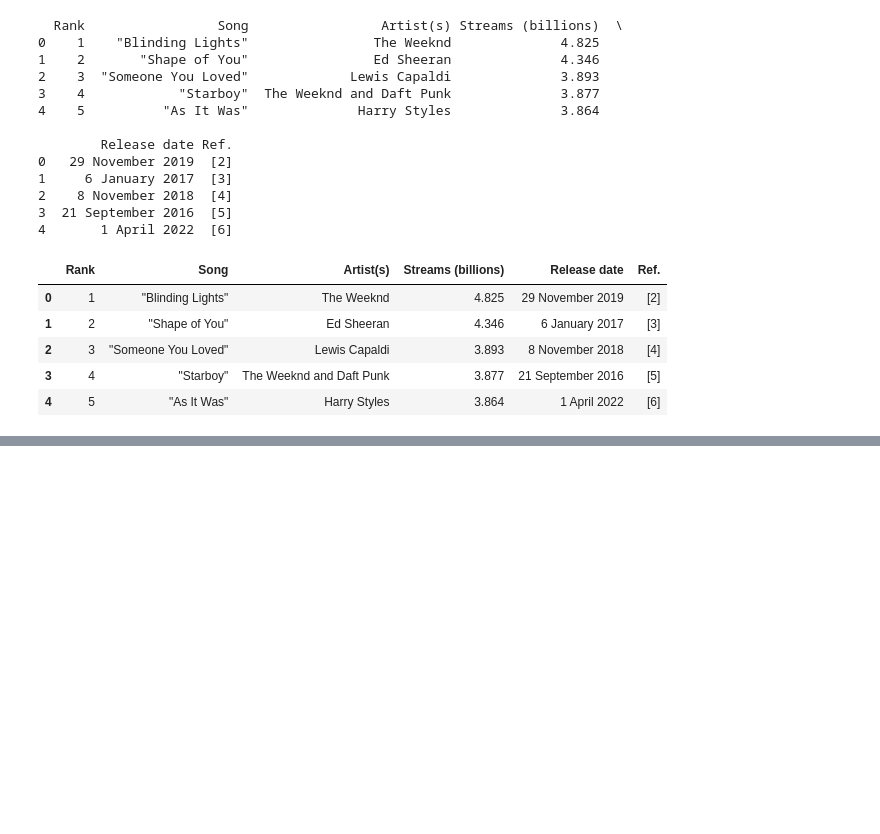
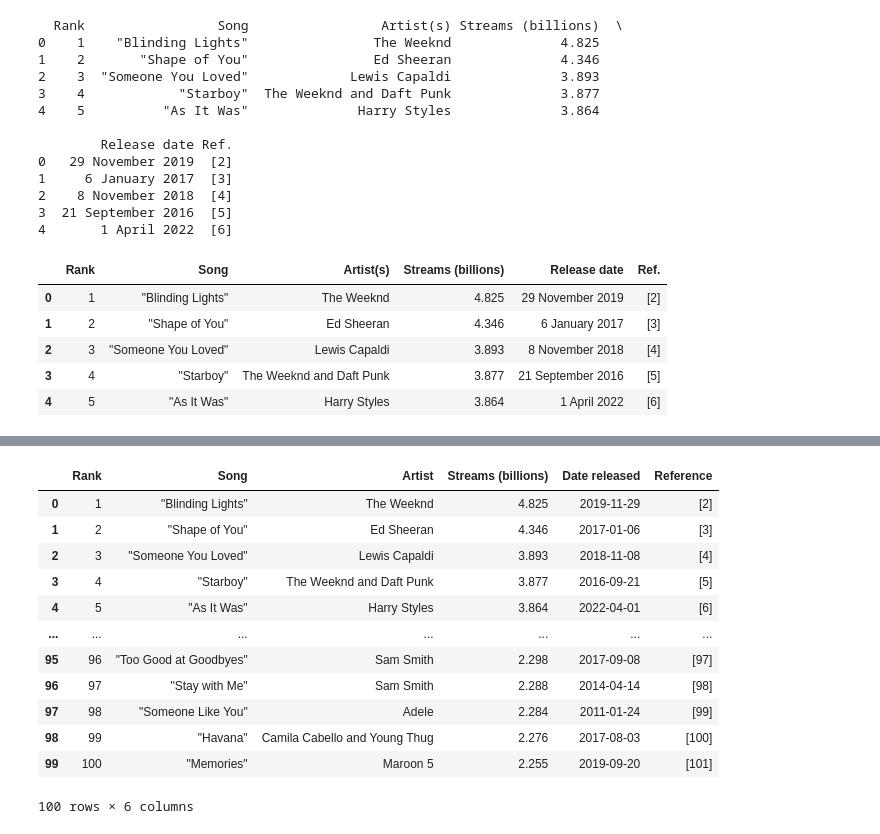
Before and after one commit to aristi95/web-scraping-project-tutorial, a Jupyter notebook: src/explore.es.ipynb, the cells around one changed output, grey strips where cells are left out. Drawn from its saved outputs; the diff is of its cells as text; code cells hidden in the pictures; blank space fills up the shorter version.

```diff
--- a/src/explore.es.ipynb
+++ b/src/explore.es.ipynb
@@ -75,0 +102,33 @@ df.head()
+# %%
+# Limpieza de datos
+
+# Renombramos columnas si es necesario
+df.columns = ["Rank", "Song", "Artist", "Streams (billions)", "Date released", "Reference"]
+
+# Eliminamos notas entre corchetes
+df["Song"] = df["Song"].str.replace(r"\[.*?\]", "", regex=True)
+df["Artist"] = df["Artist"].str.replace(r"\[.*?\]", "", regex=True)
+
+df = df[df["Streams (billions)"].astype(str).str.contains(r"^\d+(?:\.\d+)?$", na=False)].copy()
+
+# Convertimos Streams a números flotantes
+df["Streams (billions)"] = df["Streams (billions)"].astype(float)
+
+# Convertimos fechas a datetime
+df["Date released"] = pd.to_datetime(df["Date released"], errors="coerce")
+
+df
+# %% [output]
+|  | Rank | Song | Artist | Streams (billions) | Date released | Reference |
+| 0 | 1 | "Blinding Lights" | The Weeknd | 4.825 | 2019-11-29 | [2] |
+| 1 | 2 | "Shape of You" | Ed Sheeran | 4.346 | 2017-01-06 | [3] |
+| 2 | 3 | "Someone You Loved" | Lewis Capaldi | 3.893 | 2018-11-08 | [4] |
+| 3 | 4 | "Starboy" | The Weeknd and Daft Punk | 3.877 | 2016-09-21 | [5] |
+| 4 | 5 | "As It Was" | Harry Styles | 3.864 | 2022-04-01 | [6] |
+| ... | ... | ... | ... | ... | ... | ... |
+| 95 | 96 | "Too Good at Goodbyes" | Sam Smith | 2.298 | 2017-09-08 | [97] |
+| 96 | 97 | "Stay with Me" | Sam Smith | 2.288 | 2014-04-14 | [98] |
+| 97 | 98 | "Someone Like You" | Adele | 2.284 | 2011-01-24 | [99] |
+| 98 | 99 | "Havana" | Camila Cabello and Young Thug | 2.276 | 2017-08-03 | [100] |
+| 99 | 100 | "Memories" | Maroon 5 | 2.255 | 2019-09-20 | [101] |
+100 rows × 6 columns
```
Also changed, not shown: parts of 9 cells of this notebook, 5 other files.
